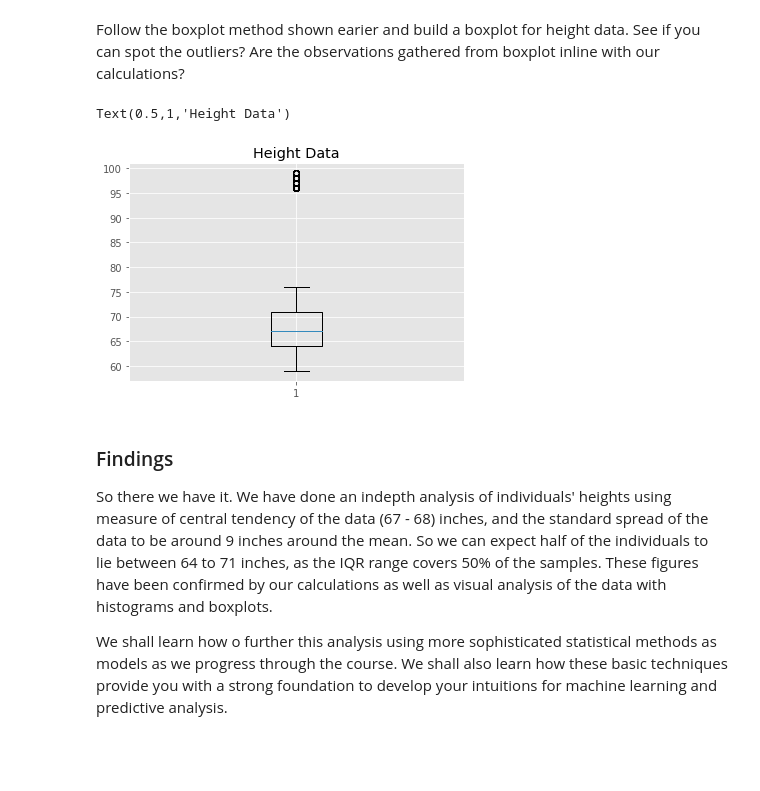
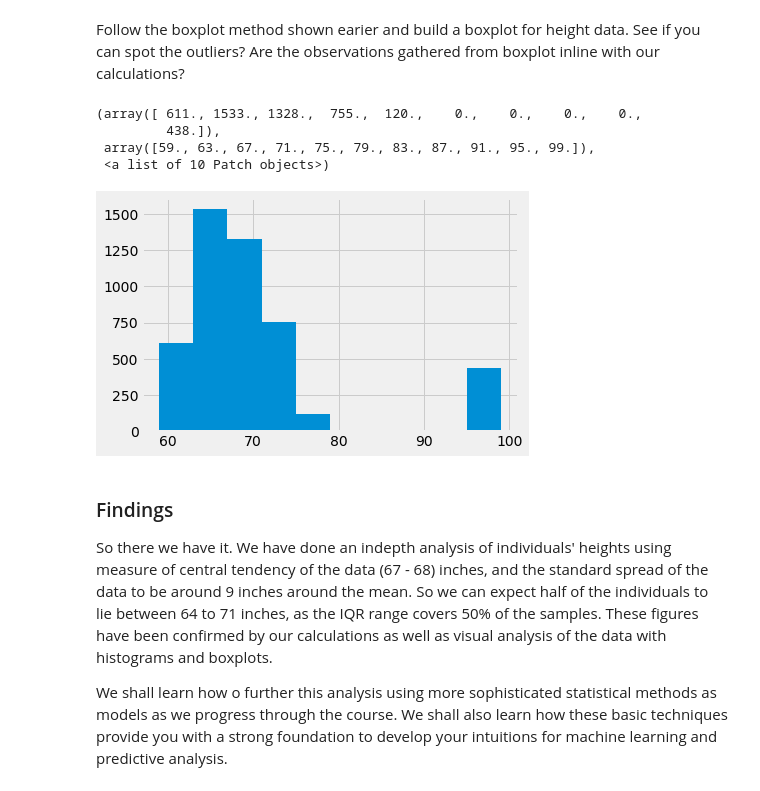
Before and after one commit to MangrobanGit/dsc-1-02-17-implementing-statistics-with-functions-lab-seattle-ds-career-040119, a Jupyter notebook: index.ipynb, the cells around one changed output. Drawn from its saved outputs; the diff is of its cells as text; code cells hidden in the pictures; blank space fills up the shorter version.

```diff
--- a/index.ipynb
+++ b/index.ipynb
@@ -395,11 +395,16 @@ We shall finally build a boxplot for height data and see if it agrees with our u
 Follow the boxplot method shown earier and build a boxplot for height data. See if you can spot the outliers? Are the observations gathered from boxplot inline with our calculations?
 # %%
 # Build a box plot for the height data
-# %%
-fig,
-# %% [output]
-Text(0.5,1,'Height Data')
-[figure, removed]
+# %%
+fig, ax = plt.subplots()
+
+ax.hist(height)
+# %% [output]
+(array([ 611., 1533., 1328.,  755.,  120.,    0.,    0.,    0.,    0.,
+         438.]),
+ array([59., 63., 67., 71., 75., 79., 83., 87., 91., 95., 99.]),
+ <a list of 10 Patch objects>)
+[figure, added]
 # %%
 # Record your observations here
 # %% [markdown]
```
